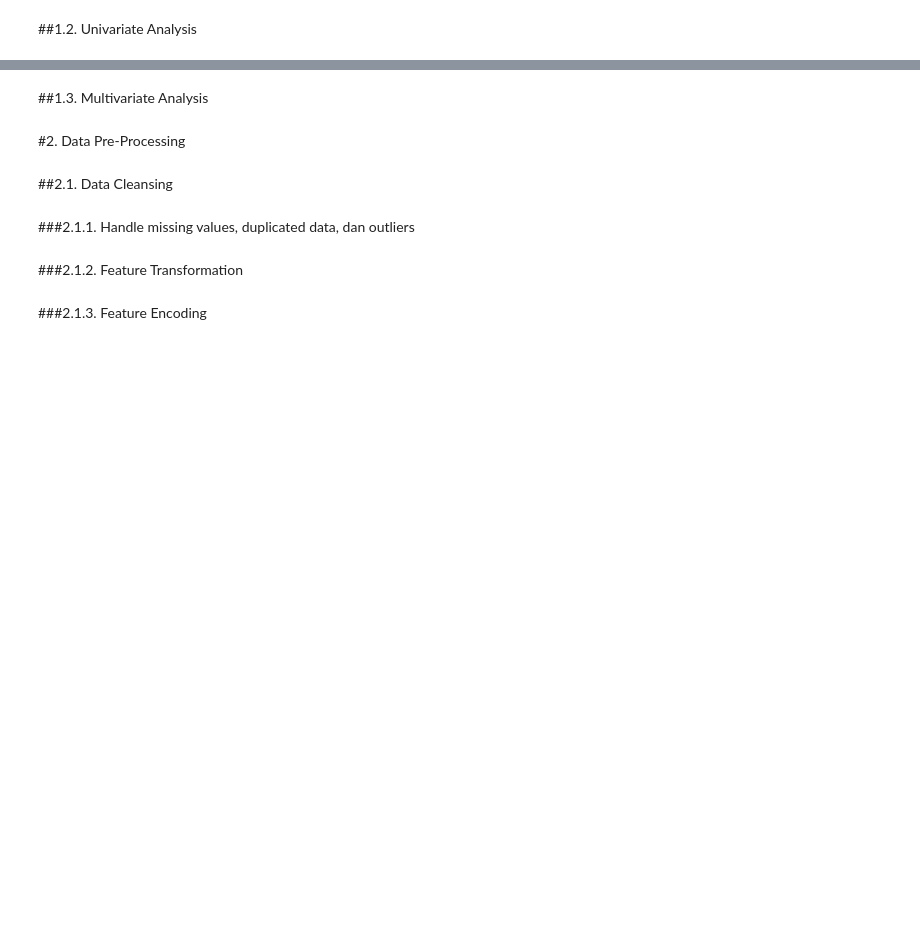
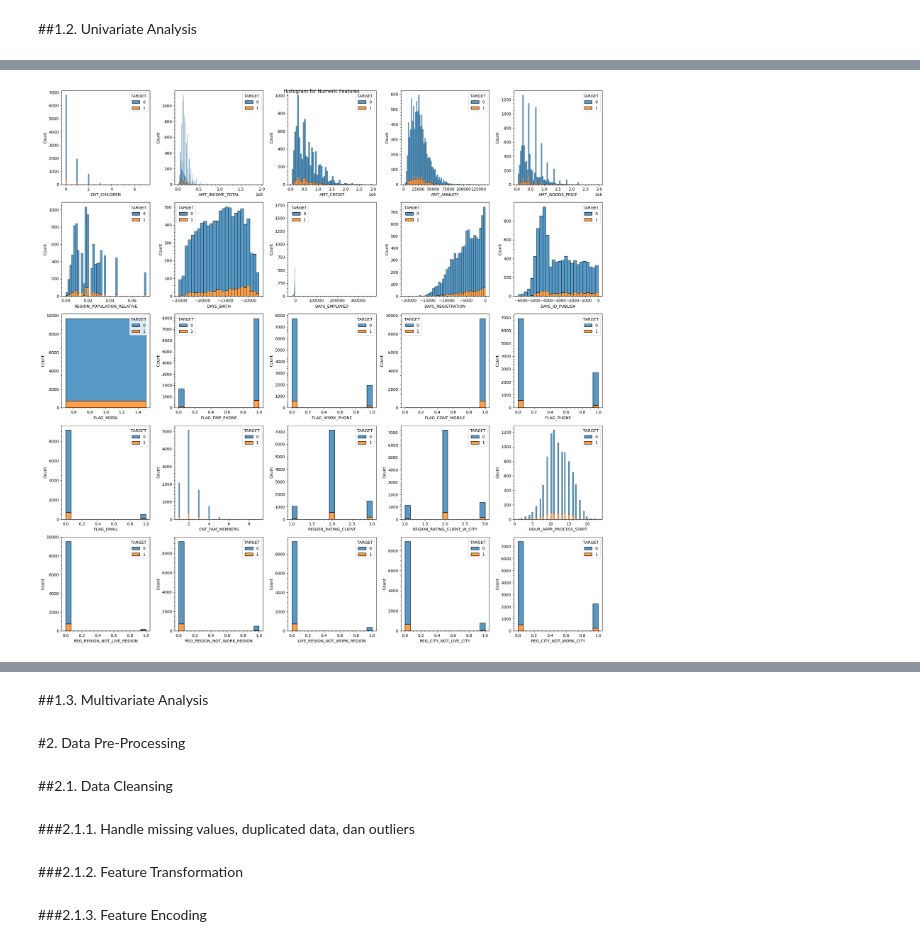
Before and after one commit to uniainiyah/HCI, a Jupyter notebook: Home_Credit_Scorecard_Model.ipynb, the cells around one changed output, grey strips where cells are left out. Drawn from its saved outputs; the diff is of its cells as text; code cells hidden in the pictures; blank space fills up the shorter version.

```diff
--- a/Home_Credit_Scorecard_Model.ipynb
+++ b/Home_Credit_Scorecard_Model.ipynb
@@ -82,0 +110,19 @@ df.head()
+# %%
+# histogram for numeric columns
+numeric_columns = ['CNT_CHILDREN',	'AMT_INCOME_TOTAL',	'AMT_CREDIT',	'AMT_ANNUITY',	'AMT_GOODS_PRICE',	'REGION_POPULATION_RELATIVE',	'DAYS_BIRTH',	'DAYS_EMPLOYED',	'DAYS_REGISTRATION',	'DAYS_ID_PUBLISH',	'FLAG_MOBIL',	'FLAG_EMP_PHONE',	'FLAG_WORK_PHONE',	'FLAG_CONT_MOBILE',	'FLAG_PHONE',	'FLAG_EMAIL',	'CNT_FAM_MEMBERS',	'REGION_RATING_CLIENT',	'REGION_RATING_CLIENT_W_CITY',	'HOUR_APPR_PROCESS_START',	'REG_REGION_NOT_LIVE_REGION',	'REG_REGION_NOT_WORK_REGION',	'LIVE_REGION_NOT_WORK_REGION',	'REG_CITY_NOT_LIVE_CITY',	'REG_CITY_NOT_WORK_CITY',	'LIVE_CITY_NOT_WORK_CITY']
+fig, axes = plt.subplots(5, 5, figsize=(20,20))
+
+plt.suptitle('Histogram for Numeric Features')
+
+i = 0
+for y in axes:
+    for ax in y:
+        column = numeric_columns[i]
+        sns.histplot(df, x=column, hue='TARGET', multiple='stack', ax=ax)
+        ax.minorticks_on()
+        i += 1
+
+fig.tight_layout(pad=1)
+plt.show()
+# %% [output]
+[figure, added]
```
Also changed, not shown: parts of 9 cells of this notebook.
